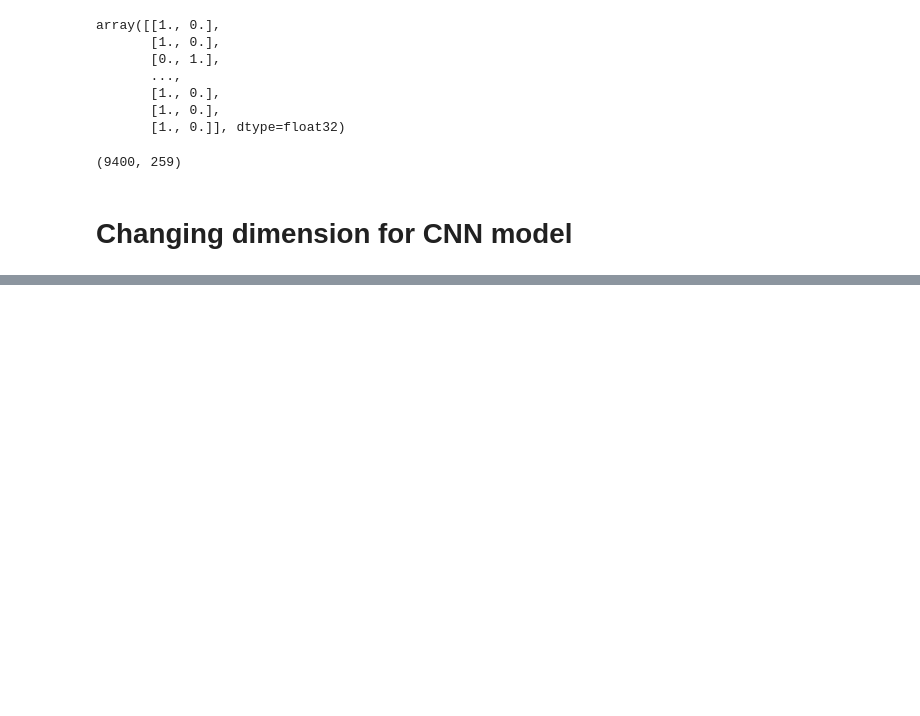
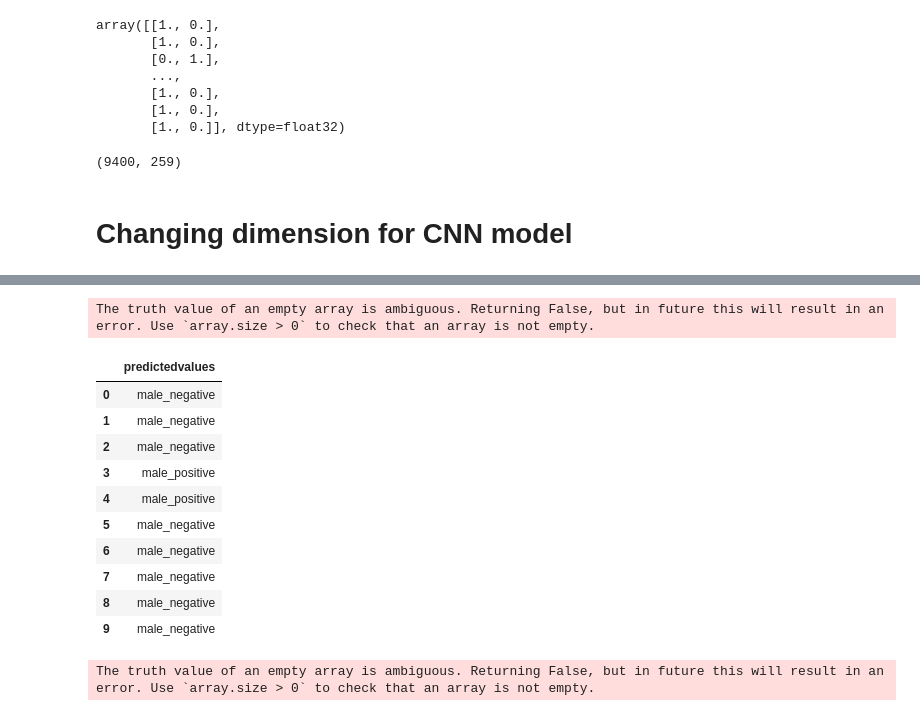
Before and after one commit to Subh1m/Emotion-Recognition, a Jupyter notebook: code/Speech.ipynb, the cells around one changed output, grey strips where cells are left out. Saved outputs shown, nothing was run; the diff lists cells and outputs as text; code cells hidden in the pictures; blank space fills up the shorter version.

```diff
--- a/code/Speech.ipynb
+++ b/code/Speech.ipynb
@@ -873,0 +923,33 @@ plt.show()
+# %%
+preds = loaded_model.predict(test_valid,
+                         batch_size=16,
+                         verbose=1)
+# %%
+preds1=preds.argmax(axis=1)
+# %%
+abc = preds1.astype(int).flatten()
+# %%
+predictions = (lb.inverse_transform((abc)))
+# %% [output]
+The truth value of an empty array is ambiguous. Returning False, but in future this will result in an error. Use `array.size > 0` to check that an array is not empty.
+# %%
+preddf = pd.DataFrame({'predictedvalues': predictions})
+preddf[:10]
+# %% [output]
+|  | predictedvalues |
+| 0 | male_negative |
+| 1 | male_negative |
+| 2 | male_negative |
+| 3 | male_positive |
+| 4 | male_positive |
+| 5 | male_negative |
+| 6 | male_negative |
+| 7 | male_negative |
+| 8 | male_negative |
+| 9 | male_negative |
+# %%
+actual=test_valid_lb.argmax(axis=1)
+abc123 = actual.astype(int).flatten()
+actualvalues = (lb.inverse_transform((abc123)))
+# %% [output]
+The truth value of an empty array is ambiguous. Returning False, but in future this will result in an error. Use `array.size > 0` to check that an array is not empty.
```
Also changed, not shown: parts of 32 cells of this notebook.
